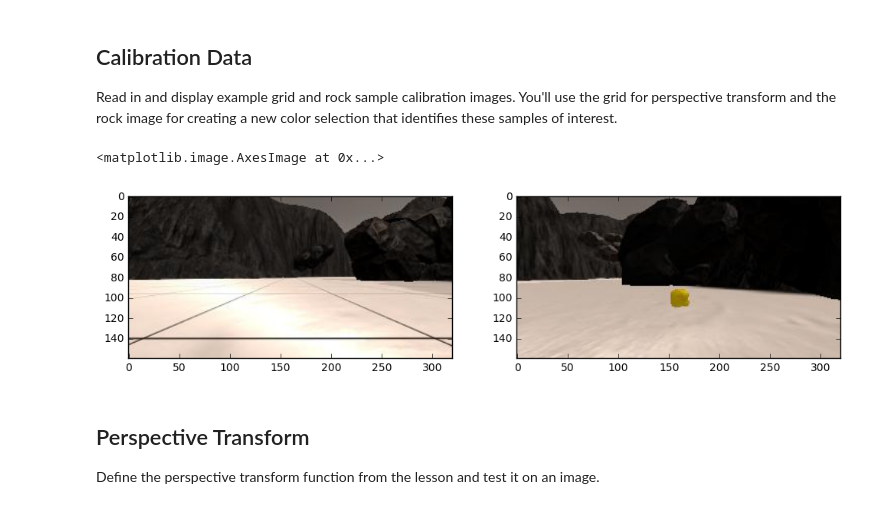
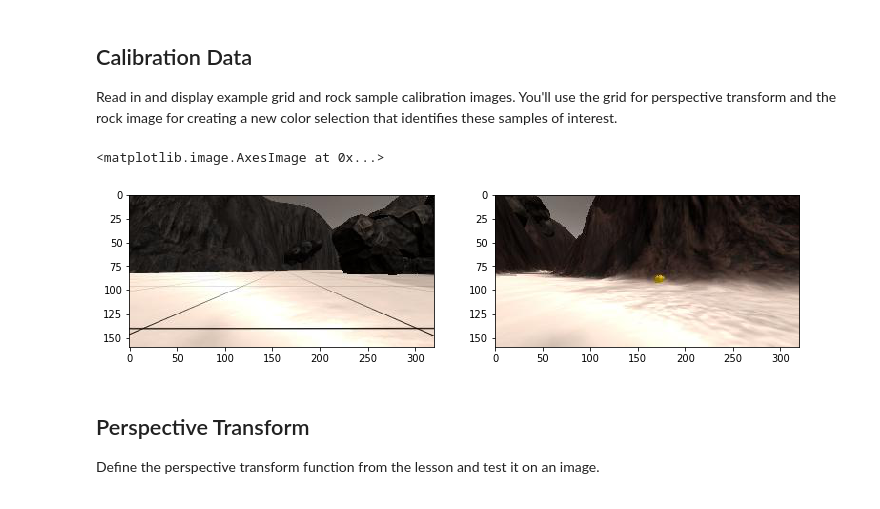
Before and after one commit to udacity/RoboND-Rover-Project, a Jupyter notebook: code/Rover_Project_Test_Notebook.ipynb, the cells around one changed output. Drawn from its saved outputs; the diff is of its cells as text; code cells hidden in the pictures.

```diff
--- a/code/Rover_Project_Test_Notebook.ipynb
+++ b/code/Rover_Project_Test_Notebook.ipynb
@@ -48,20 +48,21 @@ Read in and display example grid and rock sample calibration images.  You'll use
 # %%
 # In the simulator you can toggle on a grid on the ground for calibration
 # You can also toggle on the rock samples with the 0 (zero) key.
 # Here's an example of the grid and one of the rocks
 example_grid = '../calibration_images/example_grid1.jpg'
-example_rock = '../calibration_images/example_rock1.jpg'
+# example_rock = '../calibration_images/example_rock1.jpg'
+example_rock = '/Users/easonzhang/Documents/Udacity Robotics/Project 1/example_rock.jpg'
 grid_img = mpimg.imread(example_grid)
 rock_img = mpimg.imread(example_rock)
 
 fig = plt.figure(figsize=(12,3))
 plt.subplot(121)
 plt.imshow(grid_img)
 plt.subplot(122)
 plt.imshow(rock_img)
 # %% [output]
 <matplotlib.image.AxesImage at 0x...>
-[figure, old version]
+[figure, new version]
 # %% [markdown]
 ## Perspective Transform
 
```
Also changed, not shown: parts of 7 cells of this notebook.
